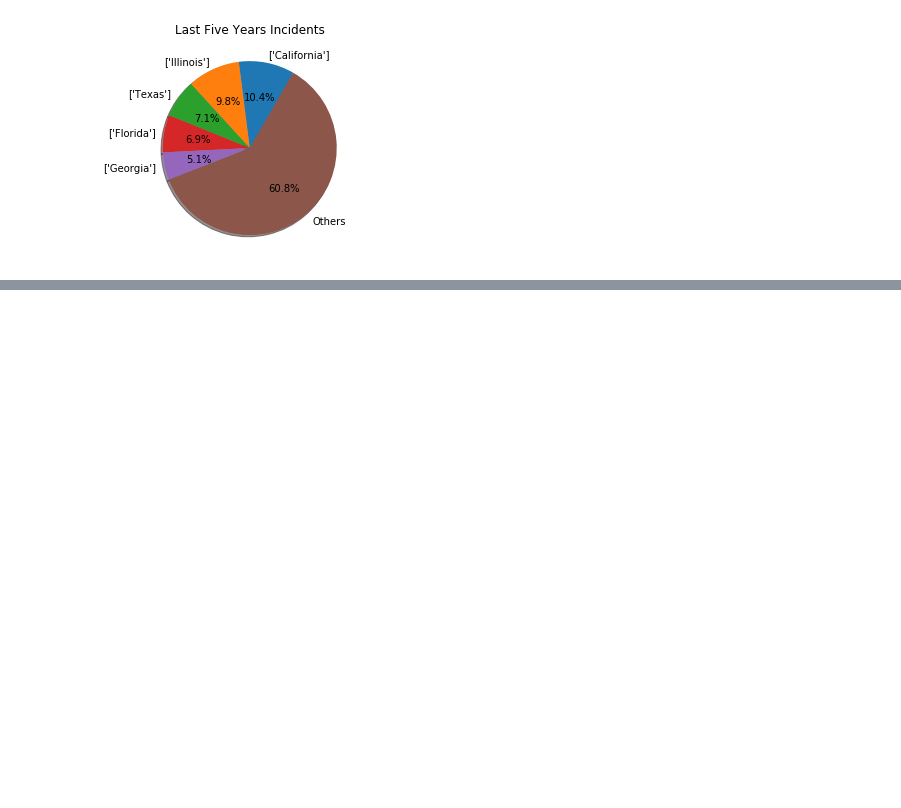
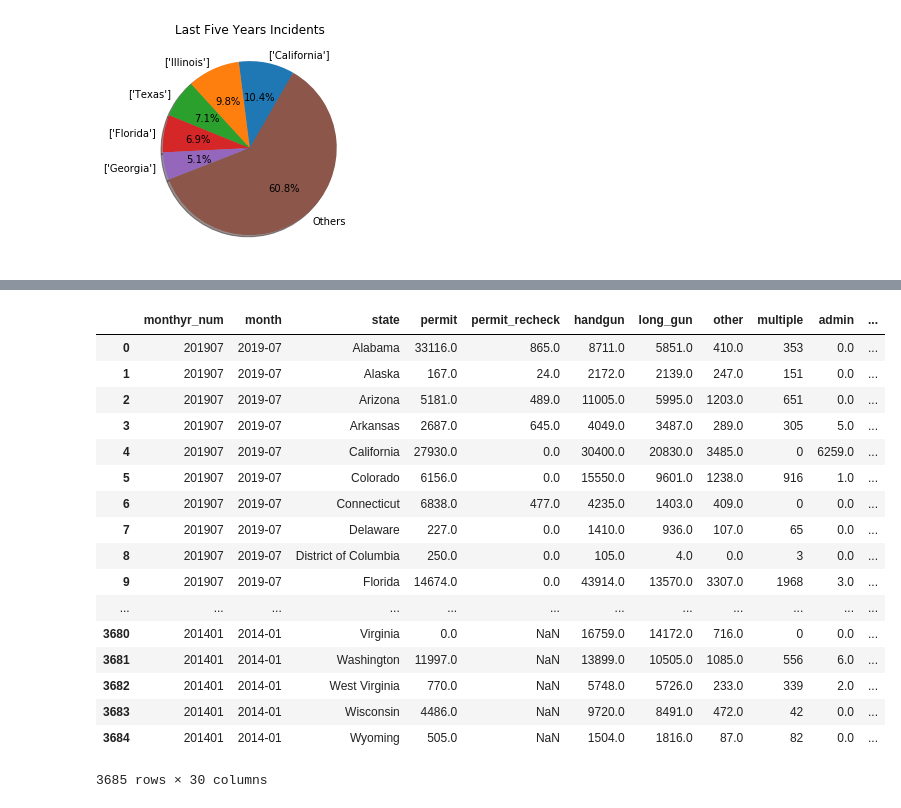
Before and after one commit to tmartinez52/Driving-Gun-Sales, a Jupyter notebook: Data Merged/project.ipynb, the cells around one changed output, grey strips where cells are left out. Drawn from its saved outputs; the diff is of its cells as text; code cells hidden in the pictures; blank space fills up the shorter version.

Commit message:
added cleaned gun sales

```diff
--- a/Data Merged/project.ipynb
+++ b/Data Merged/project.ipynb
@@ -93,3 +93,7 @@ plt.title("Last Five Years Incidents")
 plt.savefig("PercentangeStates_Final.png")
 # %% [output]
 [figure]
+# %%
+gun_load='Resources/nics-firearm-background-checks.csv'
+gun_df=pd.read_csv(gun_load)
+gun_df.head()
@@ -95,0 +108,3 @@ plt.savefig("PercentangeStates_Final.png")
+# %%
+gun_df["Total Sales"]=gun_df["handgun"]+gun_df["long_gun"]+gun_df["other"]+gun_df["multiple"]
+gun_df.head()
@@ -95,0 +119,4 @@ plt.savefig("PercentangeStates_Final.png")
+# %%
+new = gun_df["month"].str.split("-", n = 1, expand = True)
+gun_df["Year"]=new[0]
+gun_df.head()
@@ -95,0 +131,2 @@ plt.savefig("PercentangeStates_Final.png")
+# %%
+gun_df["Year"]=pd.to_numeric(gun_df["Year"], errors='coerce')
@@ -95,0 +153,22 @@ plt.savefig("PercentangeStates_Final.png")
+# %%
+gun_df_1=gun_df[gun_df.Year > 2013]
+gun_df_1
+# %% [output]
+|  | monthyr_num | month | state | permit | permit_recheck | handgun | long_gun | other | multiple | admin | ... |
+| 0 | 201907 | 2019-07 | Alabama | 33116.0 | 865.0 | 8711.0 | 5851.0 | 410.0 | 353 | 0.0 | ... |
+| 1 | 201907 | 2019-07 | Alaska | 167.0 | 24.0 | 2172.0 | 2139.0 | 247.0 | 151 | 0.0 | ... |
+| 2 | 201907 | 2019-07 | Arizona | 5181.0 | 489.0 | 11005.0 | 5995.0 | 1203.0 | 651 | 0.0 | ... |
+| 3 | 201907 | 2019-07 | Arkansas | 2687.0 | 645.0 | 4049.0 | 3487.0 | 289.0 | 305 | 5.0 | ... |
+| 4 | 201907 | 2019-07 | California | 27930.0 | 0.0 | 30400.0 | 20830.0 | 3485.0 | 0 | 6259.0 | ... |
+| 5 | 201907 | 2019-07 | Colorado | 6156.0 | 0.0 | 15550.0 | 9601.0 | 1238.0 | 916 | 1.0 | ... |
+| 6 | 201907 | 2019-07 | Connecticut | 6838.0 | 477.0 | 4235.0 | 1403.0 | 409.0 | 0 | 0.0 | ... |
+| 7 | 201907 | 2019-07 | Delaware | 227.0 | 0.0 | 1410.0 | 936.0 | 107.0 | 65 | 0.0 | ... |
+| 8 | 201907 | 2019-07 | District of Columbia | 250.0 | 0.0 | 105.0 | 4.0 | 0.0 | 3 | 0.0 | ... |
+| 9 | 201907 | 2019-07 | Florida | 14674.0 | 0.0 | 43914.0 | 13570.0 | 3307.0 | 1968 | 3.0 | ... |
+| ... | ... | ... | ... | ... | ... | ... | ... | ... | ... | ... | ... |
+| 3680 | 201401 | 2014-01 | Virginia | 0.0 | NaN | 16759.0 | 14172.0 | 716.0 | 0 | 0.0 | ... |
+| 3681 | 201401 | 2014-01 | Washington | 11997.0 | NaN | 13899.0 | 10505.0 | 1085.0 | 556 | 6.0 | ... |
+| 3682 | 201401 | 2014-01 | West Virginia | 770.0 | NaN | 5748.0 | 5726.0 | 233.0 | 339 | 2.0 | ... |
+| 3683 | 201401 | 2014-01 | Wisconsin | 4486.0 | NaN | 9720.0 | 8491.0 | 472.0 | 42 | 0.0 | ... |
+| 3684 | 201401 | 2014-01 | Wyoming | 505.0 | NaN | 1504.0 | 1816.0 | 87.0 | 82 | 0.0 | ... |
+3685 rows × 30 columns
```
Also changed, not shown: parts of 5 cells of this notebook, 1 other file.
